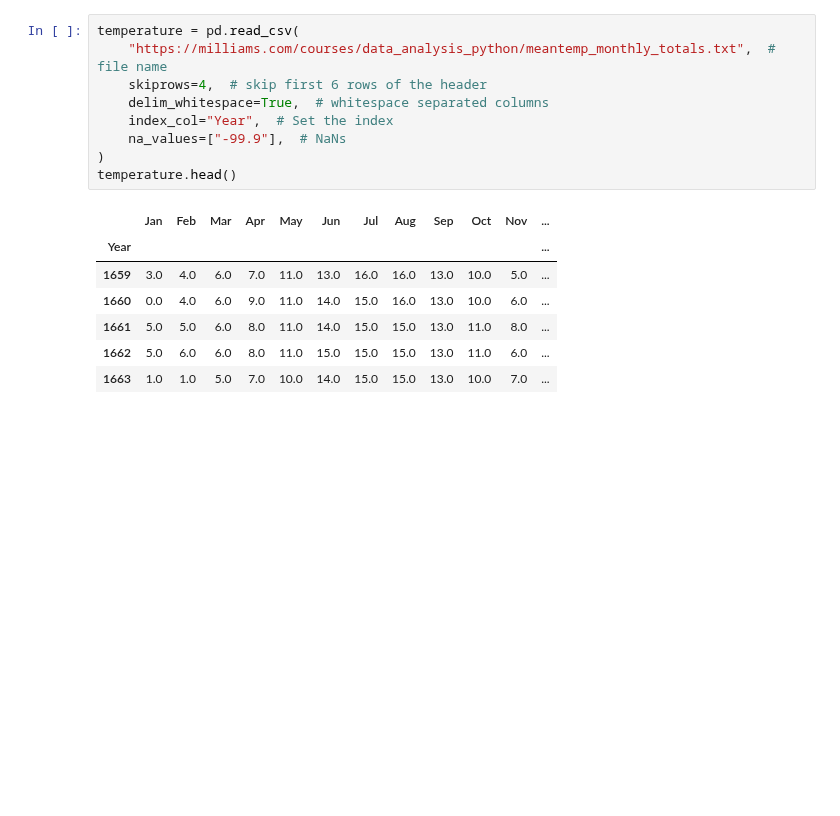
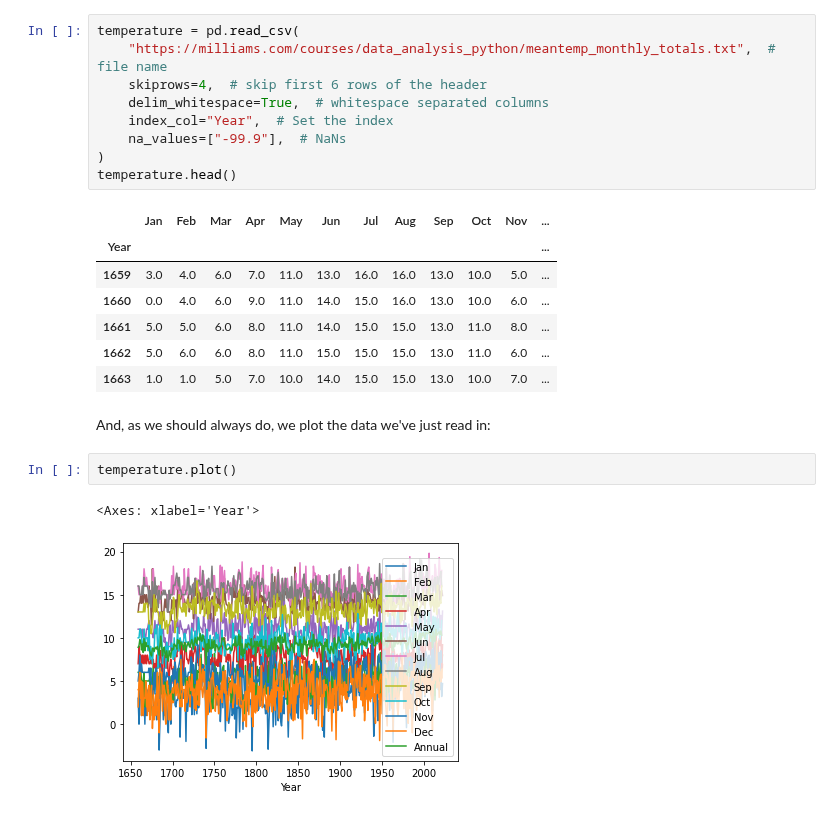
Before and after one commit to JGIBristol/environmental-data-analysis-in-python, a Jupyter notebook: answer_read_weather.ipynb, the cells around one changed output. Drawn from its saved outputs; the diff is of its cells as text; blank space fills up the shorter version.

```diff
--- a/answer_read_weather.ipynb
+++ b/answer_read_weather.ipynb
@@ -17,3 +17,10 @@ temperature.head()
 | 1661 | 5.0 | 5.0 | 6.0 | 8.0 | 11.0 | 14.0 | 15.0 | 15.0 | 13.0 | 11.0 | 8.0 | ... |
 | 1662 | 5.0 | 6.0 | 6.0 | 8.0 | 11.0 | 15.0 | 15.0 | 15.0 | 13.0 | 11.0 | 6.0 | ... |
 | 1663 | 1.0 | 1.0 | 5.0 | 7.0 | 10.0 | 14.0 | 15.0 | 15.0 | 13.0 | 10.0 | 7.0 | ... |
+# %% [markdown]
+And, as we should always do, we plot the data we've just read in:
+# %%
+temperature.plot()
+# %% [output]
+<Axes: xlabel='Year'>
+[figure, added]
```
Also changed, not shown: 3 other files.
